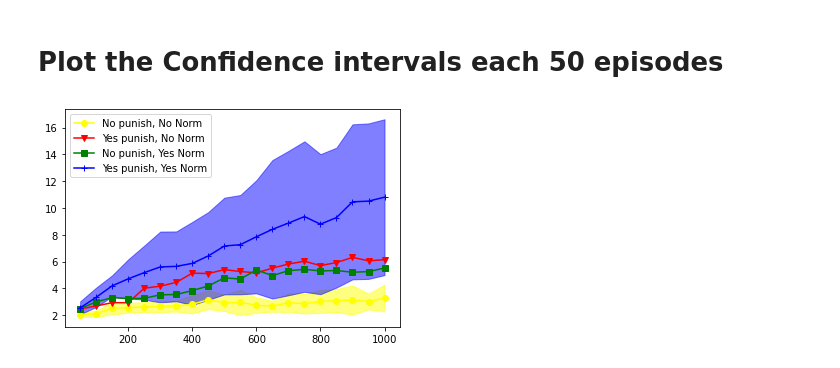
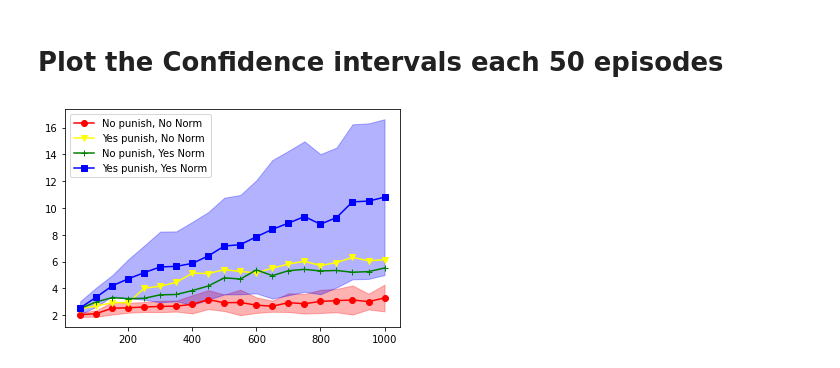
Before and after one commit to fahernandez/RL-Project-BreakDown, a Jupyter notebook: analysis.ipynb, the cells around one changed output. Drawn from its saved outputs; the diff is of its cells as text; code cells hidden in the pictures.

```diff
--- a/analysis.ipynb
+++ b/analysis.ipynb
@@ -153,23 +153,23 @@ result_ci.tail()
 # %%
 # Plot the sinus function
 exp1 = result_ci.loc[result_ci['experiment']==1]
 exp2 = result_ci.loc[result_ci['experiment']==2]
 exp3 = result_ci.loc[result_ci['experiment']==3]
 exp4 = result_ci.loc[result_ci['experiment']==4]
 
-plt.plot(exp1['percentile'], exp1['mean'], c='yellow', marker='o', label='No punish, No Norm')
-plt.fill_between([i for i in exp1['percentile']], [i for i in exp1['ci95_lo']], [i for i in exp1['ci95_hi']], color='yellow', alpha=.5)
+plt.plot(exp1['percentile'], exp1['mean'], c='red', marker='o', label='No punish, No Norm')
+plt.fill_between([i for i in exp1['percentile']], [i for i in exp1['ci95_lo']], [i for i in exp1['ci95_hi']], color='red', alpha=.3)
 
-plt.plot(exp2['percentile'], exp2['mean'], c='red', marker='v', label='Yes punish, No Norm')
-# plt.fill_between([i for i in exp2['percentile']], [i for i in exp2['ci95_lo']], [i for i in exp2['ci95_hi']], color='red', alpha=.1)
+plt.plot(exp2['percentile'], exp2['mean'], c='yellow', marker='v', label='Yes punish, No Norm')
+# plt.fill_between([i for i in exp2['percentile']], [i for i in exp2['ci95_lo']], [i for i in exp2['ci95_hi']], color='yellow', alpha=.1)
 
-plt.plot(exp3['percentile'], exp3['mean'], c='green', marker='s', label='No punish, Yes Norm')
+plt.plot(exp3['percentile'], exp3['mean'], c='green', marker='+', label='No punish, Yes Norm')
 # plt.fill_between([i for i in exp3['percentile']], [i for i in exp3['ci95_lo']], [i for i in exp3['ci95_hi']], color='green', alpha=.1)
 
-plt.plot(exp4['percentile'], exp4['mean'], c='blue', marker='+', label='Yes punish, Yes Norm')
-plt.fill_between([i for i in exp4['percentile']], [i for i in exp4['ci95_lo']], [i for i in exp4['ci95_hi']], color='blue', alpha=.5)
+plt.plot(exp4['percentile'], exp4['mean'], c='blue', marker='s', label='Yes punish, Yes Norm')
+plt.fill_between([i for i in exp4['percentile']], [i for i in exp4['ci95_lo']], [i for i in exp4['ci95_hi']], color='blue', alpha=.3)
 
 plt.legend(loc='upper left')
 plt.show()
 # %% [output]
-[figure, old version]
+[figure, new version]
```
